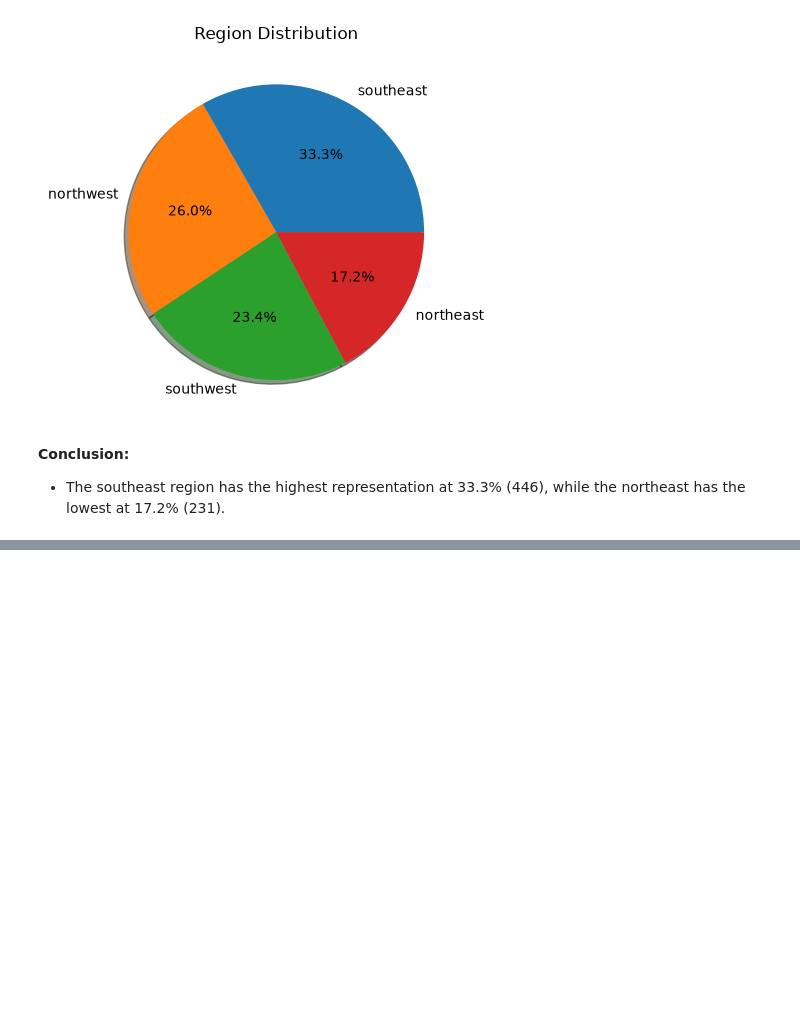
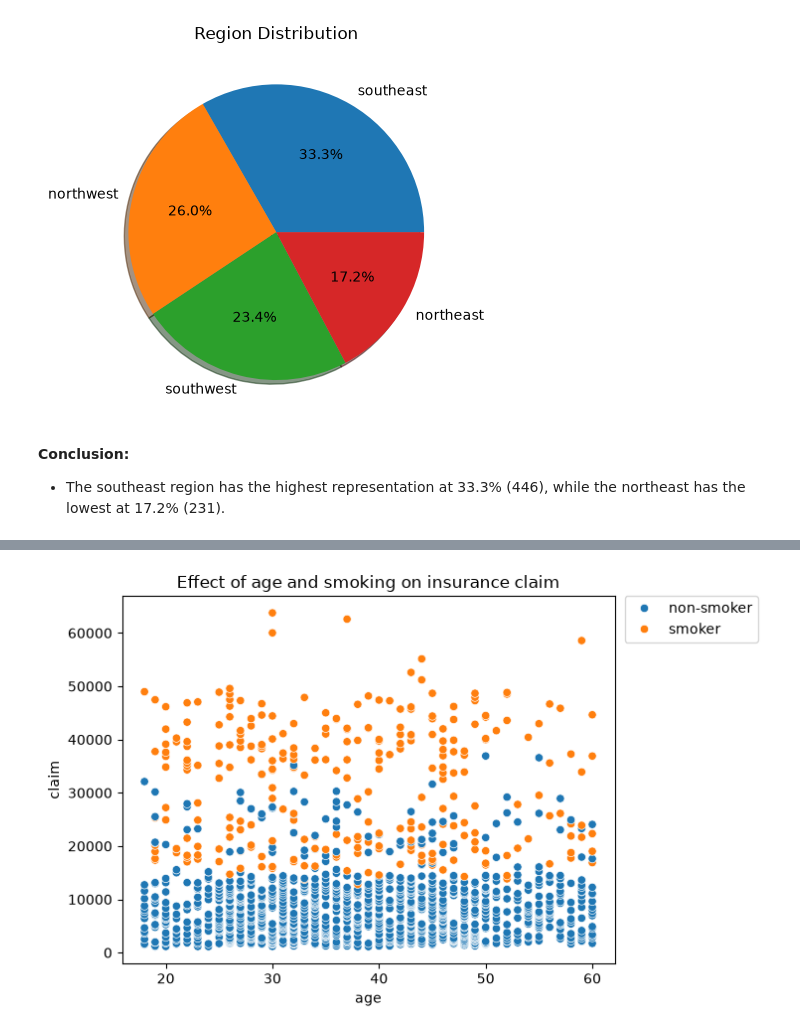
Before and after one commit to muhammad-saad-2006/ai-learning, a Jupyter notebook: eda/insurance-claim.ipynb, the cells around one changed output, grey strips where cells are left out. Cells and saved outputs as stored; diff of their text form; code cells hidden in the pictures; blank space fills up the shorter version.

```diff
--- a/eda/insurance-claim.ipynb
+++ b/eda/insurance-claim.ipynb
@@ -560,0 +566,7 @@ plt.show()
+# %%
+sns.scatterplot(data=df, x='age', y='claim', hue='smoker')
+plt.title('Effect of age and smoking on insurance claim')
+plt.legend(bbox_to_anchor=(1.02, 1), loc='best', borderaxespad=0)
+plt.show()
+# %% [output]
+[figure, added]
```
Also changed, not shown: parts of 60 cells of this notebook.
